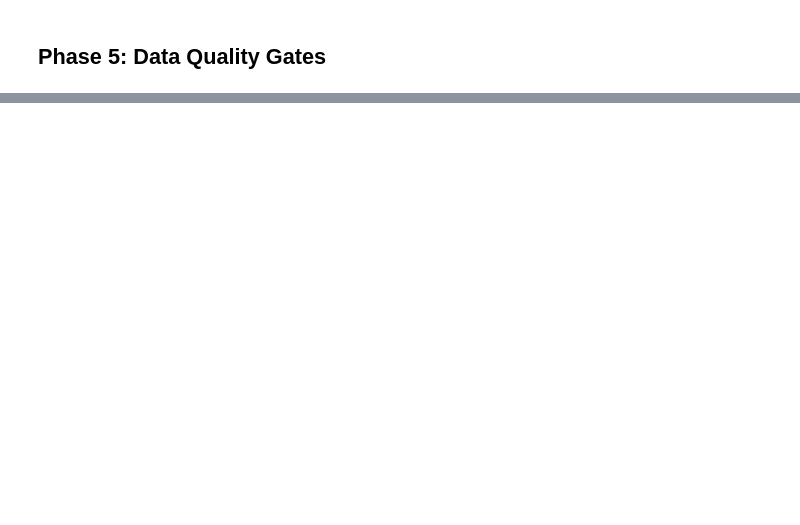
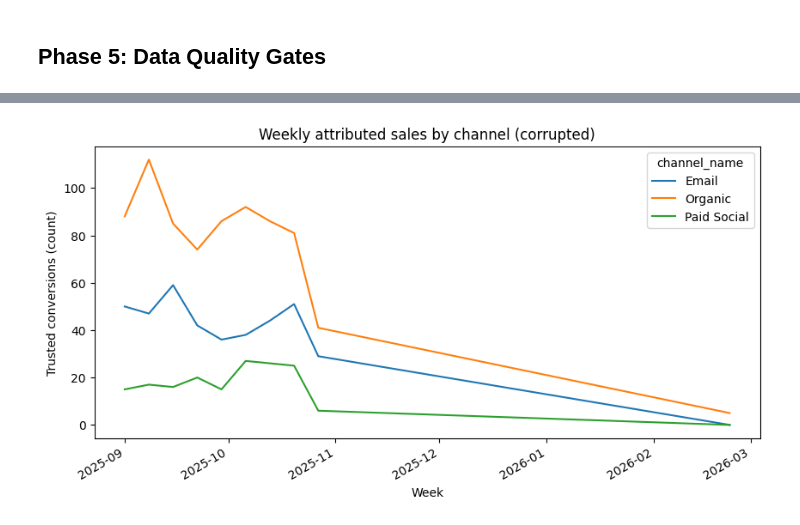
Before and after one commit to AndrewMichael2020/markettech-demo, a Jupyter notebook: markettech_workshop.ipynb, the cells around one changed output, grey strips where cells are left out. Drawn from its saved outputs; the diff is of its cells as text; code cells hidden in the pictures; blank space fills up the shorter version.

```diff
--- a/markettech_workshop.ipynb
+++ b/markettech_workshop.ipynb
@@ -167,0 +277,89 @@ run_quality_checks(con)
+# %%
+def deterministic_clean(
+    df_sess_in: pd.DataFrame,
+    df_conv_in: pd.DataFrame,
+    df_chan_in: pd.DataFrame,
+) -> Tuple[pd.DataFrame, pd.DataFrame]:
+    """Deterministic cleaning using DuckDB SQL only."""
+    con_clean = duckdb.connect(database=":memory:")
+    con_clean.register("raw_sessions", df_sess_in)
+    con_clean.register("raw_conversions", df_conv_in)
+    con_clean.register("dim_channels", df_chan_in)
+
+    # Drop future sessions
+    df_sess_out = con_clean.execute(
+        """
+        SELECT *
+        FROM raw_sessions
+        WHERE CAST(ts AS TIMESTAMP) <= NOW()
+        """
+    ).df()
+
+    # Drop negative revenue and orphan conversions
+    df_conv_out = con_clean.execute(
+        """
+        SELECT c.*
+        FROM raw_conversions c
+        WHERE (c.revenue >= 0 OR c.revenue IS NULL)
+          AND EXISTS (
+                SELECT 1
+                FROM raw_sessions s
+                WHERE s.session_id = c.session_id
+            )
+        """
+    ).df()
+
+    con_clean.close()
+    return df_sess_out, df_conv_out
+
+# Apply deterministic cleaning to the corrupted copy
+df_sess_det, df_conv_det = deterministic_clean(df_sess_bad, df_conv_bad, df_chan)
+print("Deterministically cleaned sessions / conversions:", len(df_sess_det), len(df_conv_det))
+
+# Quality checks AFTER deterministic cleaning
+con_det = duckdb.connect(database=":memory:")
+con_det.register("raw_sessions", df_sess_det)
+con_det.register("raw_conversions", df_conv_det)
+con_det.register("dim_channels", df_chan)
+
+print("Quality checks on corrupted data:")
+display(run_quality_checks(con_bad))
+print("\nQuality checks after deterministic cleaning:")
+display(run_quality_checks(con_det))
+
+# Helper SQL for weekly trend visualization
+trend_sql = """
+SELECT
+    DATE_TRUNC('week', CAST(session_ts AS TIMESTAMP)) AS week,
+    channel_name,
+    SUM(is_attributed) AS sales
+FROM f_attribution
+GROUP BY 1, 2
+ORDER BY 1, 2
+"""
+
+# Compute weekly trends for corrupted and deterministically cleaned data
+build_semantic_view(con_bad, window_days=7)
+df_trend_bad = con_bad.execute(trend_sql).df()
+pivot_bad = df_trend_bad.pivot(index="week", columns="channel_name", values="sales").fillna(0)
+
+build_semantic_view(con_det, window_days=7)
+df_trend_det = con_det.execute(trend_sql).df()
+pivot_det = df_trend_det.pivot(index="week", columns="channel_name", values="sales").fillna(0)
+
+# Plot corrupted data
+plt.figure(figsize=(10, 5))
+pivot_bad.plot(kind="line", ax=plt.gca())
+plt.title("Weekly attributed sales by channel (corrupted)")
+plt.ylabel("Trusted conversions (count)")
+plt.xlabel("Week")
+plt.show()
+
+# Plot deterministically cleaned data
+plt.figure(figsize=(10, 5))
+pivot_det.plot(kind="line", ax=plt.gca())
+plt.title("Weekly attributed sales by channel (deterministically cleaned)")
+plt.ylabel("Trusted conversions (count)")
+plt.xlabel("Week")
+plt.show()
+# %% [output]
@@ -167,0 +377 @@ run_quality_checks(con)
+[figure, added]
```
Also changed, not shown: parts of 15 cells of this notebook, 1 other file.
